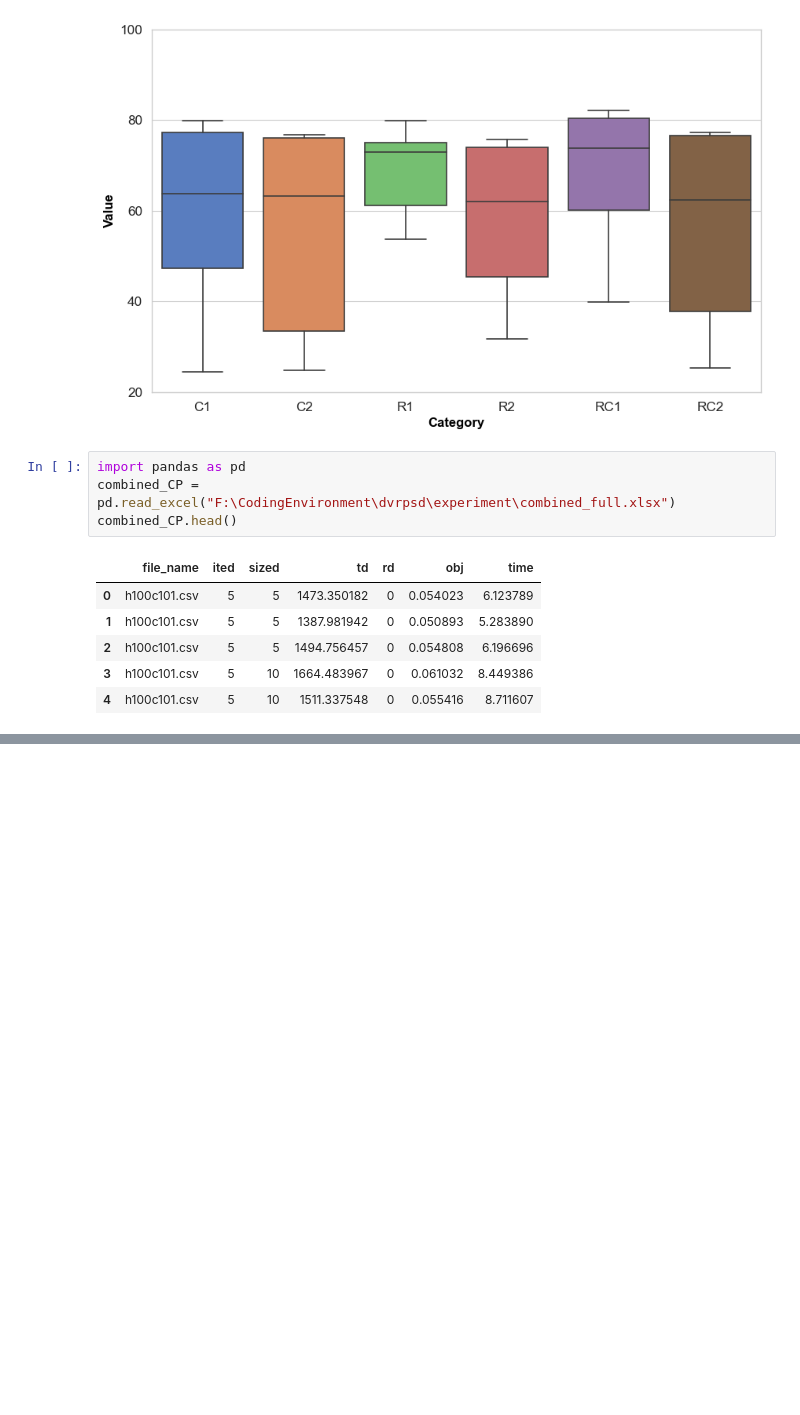
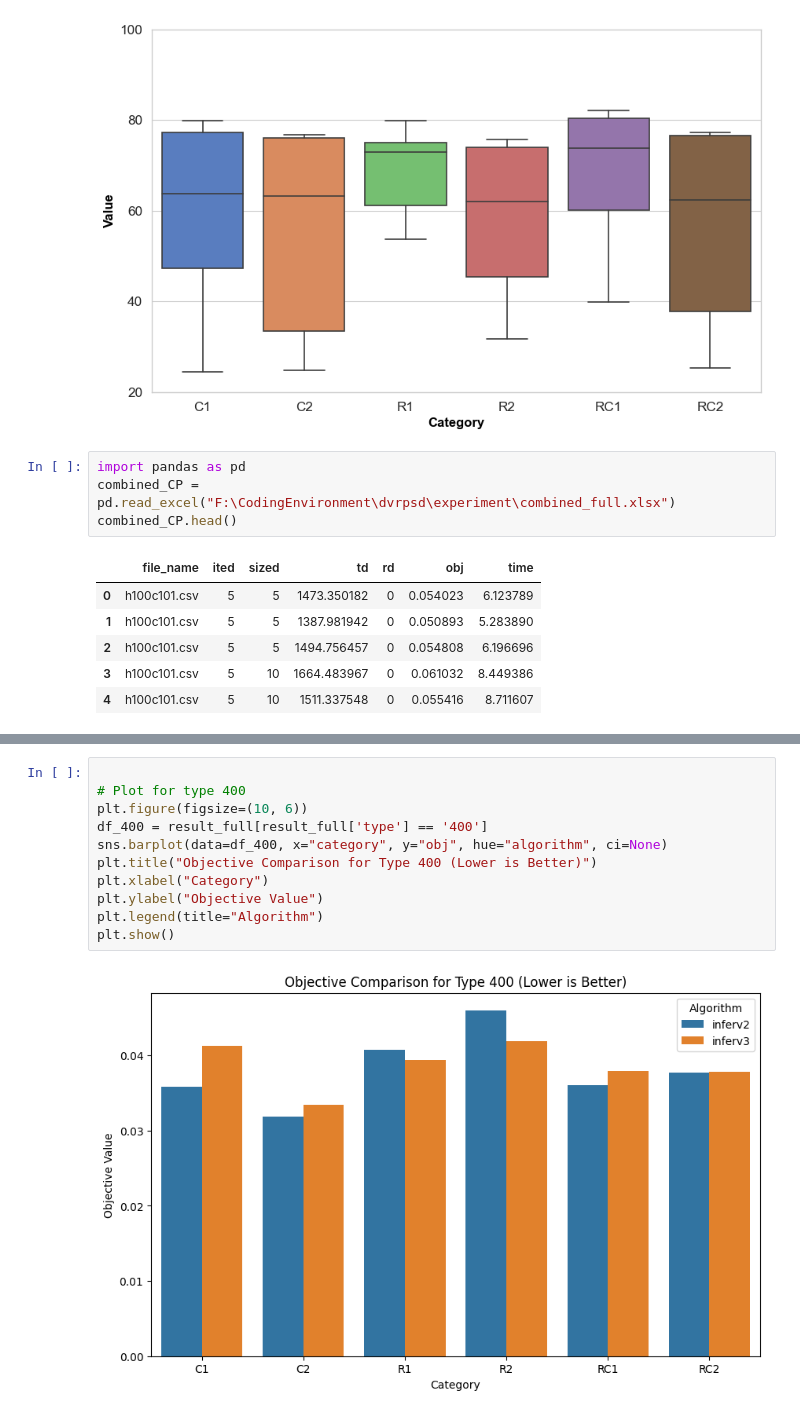
Before and after one commit to hwnginsoict/dvrpsd, a Jupyter notebook: experiment/experiment.ipynb, the cells around one changed output, grey strips where cells are left out. Cells and saved outputs as stored; diff of their text form; blank space fills up the shorter version.

```diff
--- a/experiment/experiment.ipynb
+++ b/experiment/experiment.ipynb
@@ -212,0 +525,13 @@ plt.show()
+# %%
+
+# Plot for type 400
+plt.figure(figsize=(10, 6))
+df_400 = result_full[result_full['type'] == '400']
+sns.barplot(data=df_400, x="category", y="obj", hue="algorithm", ci=None)
+plt.title("Objective Comparison for Type 400 (Lower is Better)")
+plt.xlabel("Category")
+plt.ylabel("Objective Value")
+plt.legend(title="Algorithm")
+plt.show()
+# %% [output]
+[figure, added]
```
Also changed, not shown: parts of 19 cells of this notebook, 6 other files.
